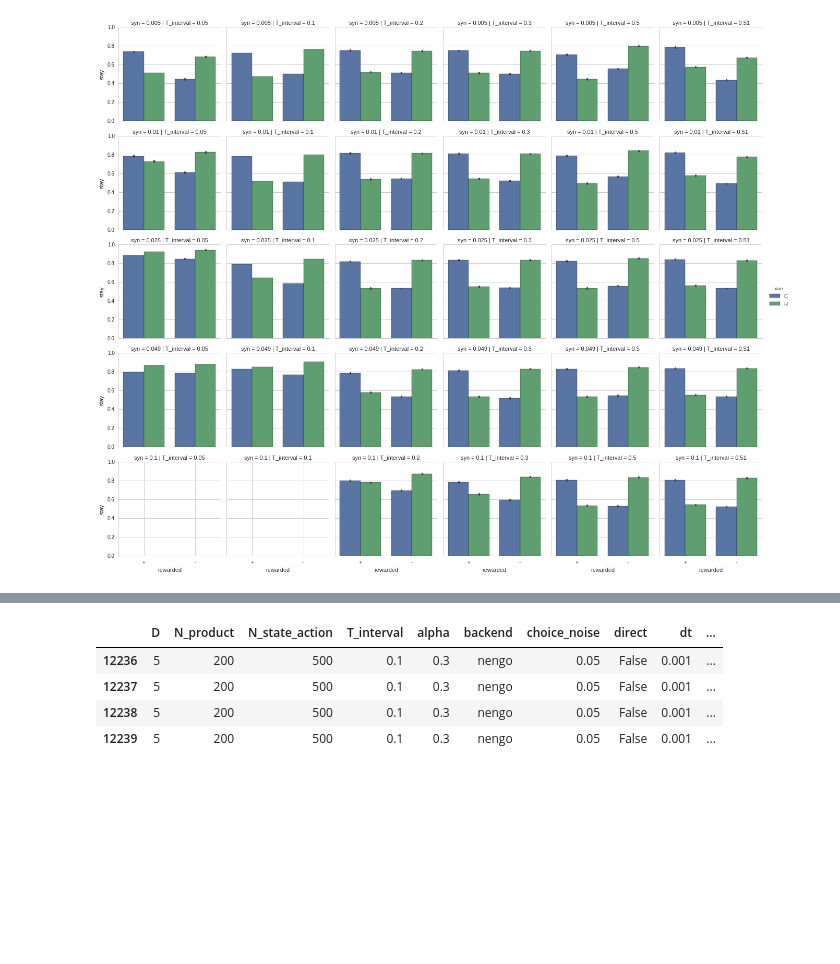
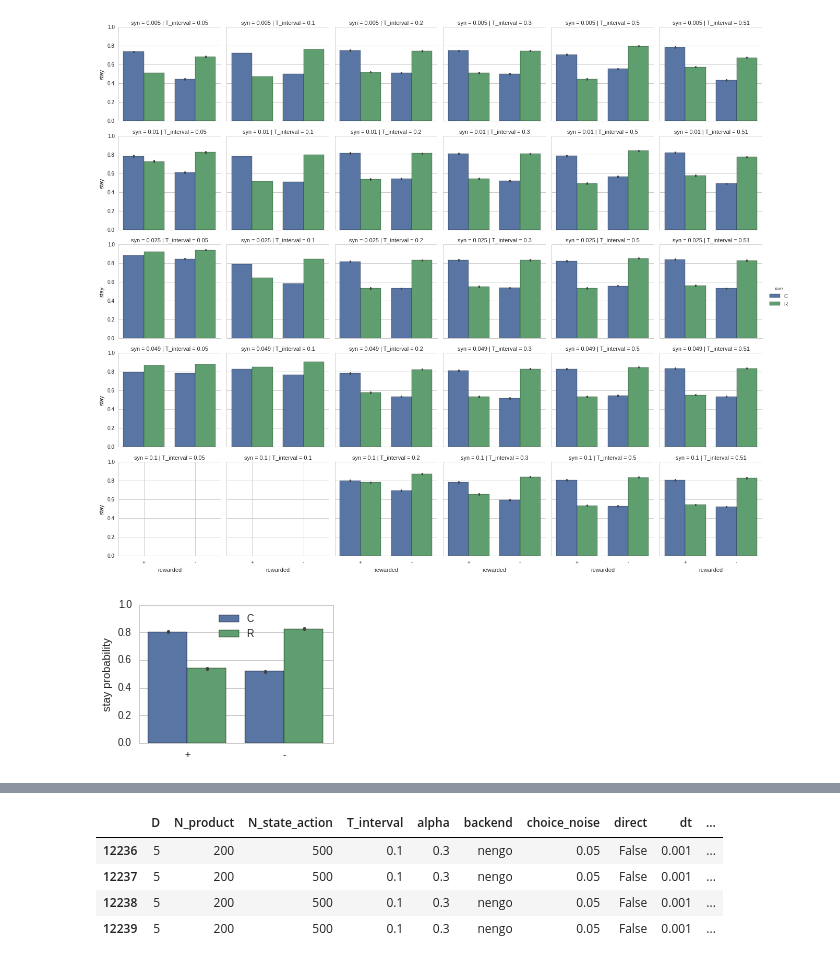
Before and after one commit to ctn-waterloo/cogsci17-rl, a Jupyter notebook: refactor/Plotting_experiments.ipynb, the cells around one changed output, grey strips where cells are left out. Drawn from its saved outputs; the diff is of its cells as text; code cells hidden in the pictures; blank space fills up the shorter version.

Commit message:
5 and 51 tint data for synapse ready to plot

```diff
--- a/refactor/Plotting_experiments.ipynb
+++ b/refactor/Plotting_experiments.ipynb
@@ -250,3 +250,16 @@ seaborn.factorplot(x='rewarded', y='stay', hue='rare', col='T_interval', row='sy
 # %% [output]
 <seaborn.axisgrid.FacetGrid at 0x...>
 [figure]
+# %%
+# plot this
+pylab.figure(figsize=(3.5,2.5))
+seaborn.barplot('rewarded', 'stay', hue='rare', data=df.query('seed==1 and T_interval==0.51 and syn==0.1 and N_product==200 and n_intervals==20000 and alpha==0.3 and T_interval>0.03 and N_state_action==500'), order=['+', '-'], hue_order=['C','R'])
+pylab.ylim(0,1)
+pylab.legend(title='', loc='upper center')
+pylab.xlabel('')
+pylab.ylabel('stay probability')
+pylab.tight_layout()
+pylab.savefig('syn1_tint51.png', dpi=450)
+pylab.show()
+# %% [output]
+[figure, added]
```
Also changed, not shown: parts of 5 cells of this notebook, 10 other files.
